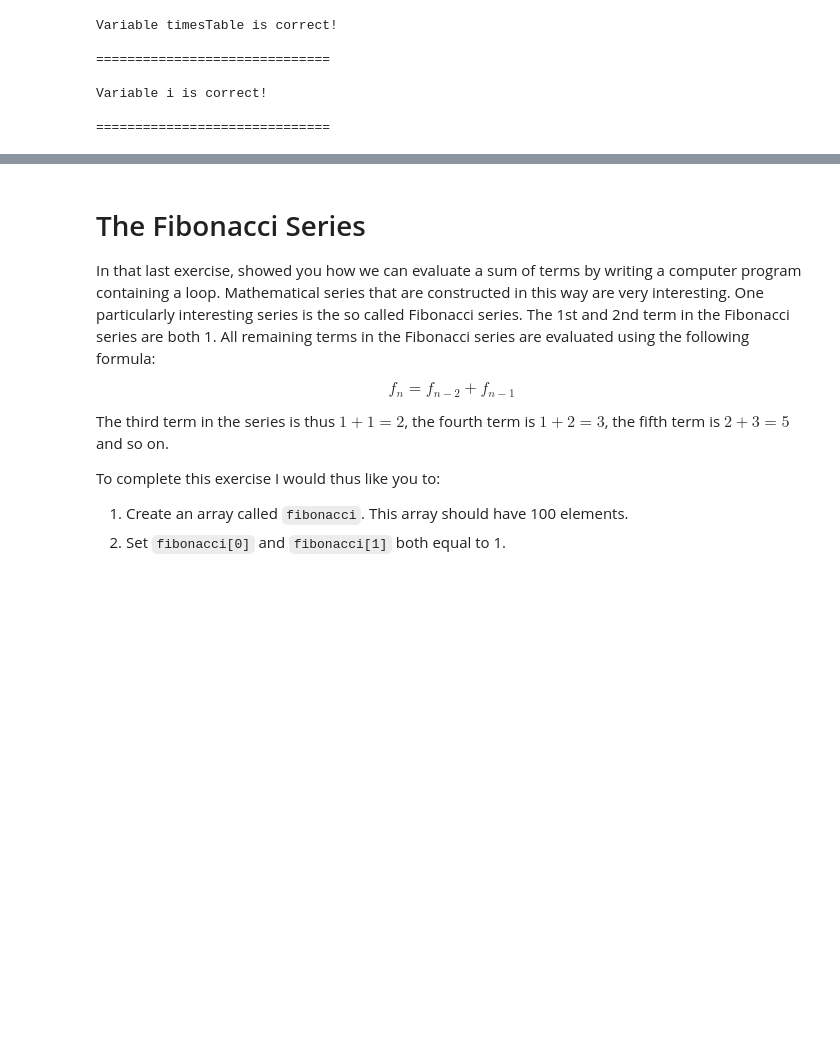
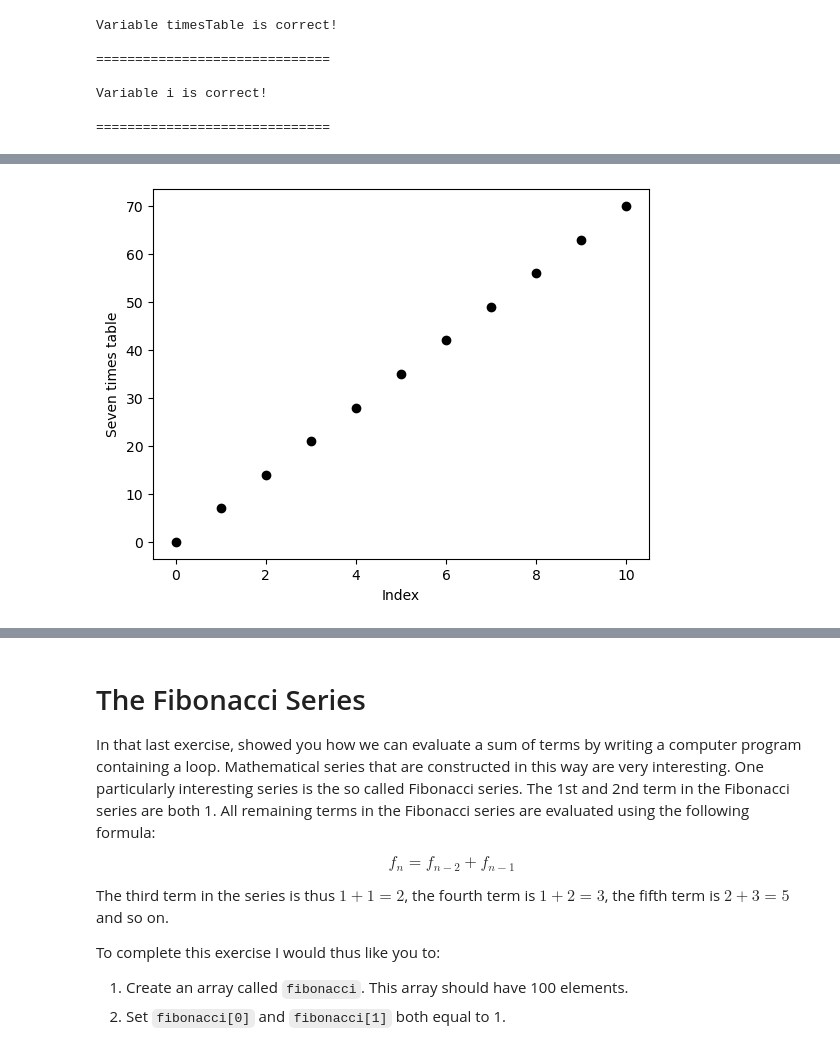
Before and after one commit to autofeedback-exercises/exercises, a Jupyter notebook: New-SOR3012/Programming/solutions.ipynb, the cells around one changed output, grey strips where cells are left out. Drawn from its saved outputs; the diff is of its cells as text; code cells hidden in the pictures; blank space fills up the shorter version.

```diff
--- a/New-SOR3012/Programming/solutions.ipynb
+++ b/New-SOR3012/Programming/solutions.ipynb
@@ -896,0 +545,7 @@ print(timesTable)
+# %%
+table = 7
+timesTable = np.zeros(11)
+
+for i in range(11) : timesTable[i] = i*table
+
+print(timesTable)
@@ -909,9 +566,9 @@ Variable i is correct!
 
 To ensure that you have understood all the exercise thus far see if you can use what you have learned to write a program to calculate the first 16 numbers in the 27 times table.  The smallest of these numbers is 0 and the largest is 405.  These 16 numbers should be stored in an array called `timesTable`.  Please use a for loop in your program and use `i` as the loop variable.
 # %%
-import numpy as np
+table = 27
+timesTable = np.zeros(16)
 
-table = 27
-timesTable = []
-for i in range(16):
-    timesTable.append(table*i)
+for i in range(16) : timesTable[i] = i*table
+
+print(timesTable)
@@ -927,0 +616,16 @@ Variable i is correct!
+# %%
+table = 7
+xvals = np.zeros(11)
+yvals = np.zeros(11)
+
+for i in range(11) :
+    xvals[i] = i
+    yvals[i] = i*table
+
+plt.plot( xvals, yvals, 'ko' )
+plt.xlabel('Index')
+plt.ylabel('Seven times table')
+# This code is required for the Automated feedback, don't delete it!
+fighand = plt.gca()
+# %% [output]
+[figure, added]
```
Also changed, not shown: parts of 90 cells of this notebook, 1 other file.
